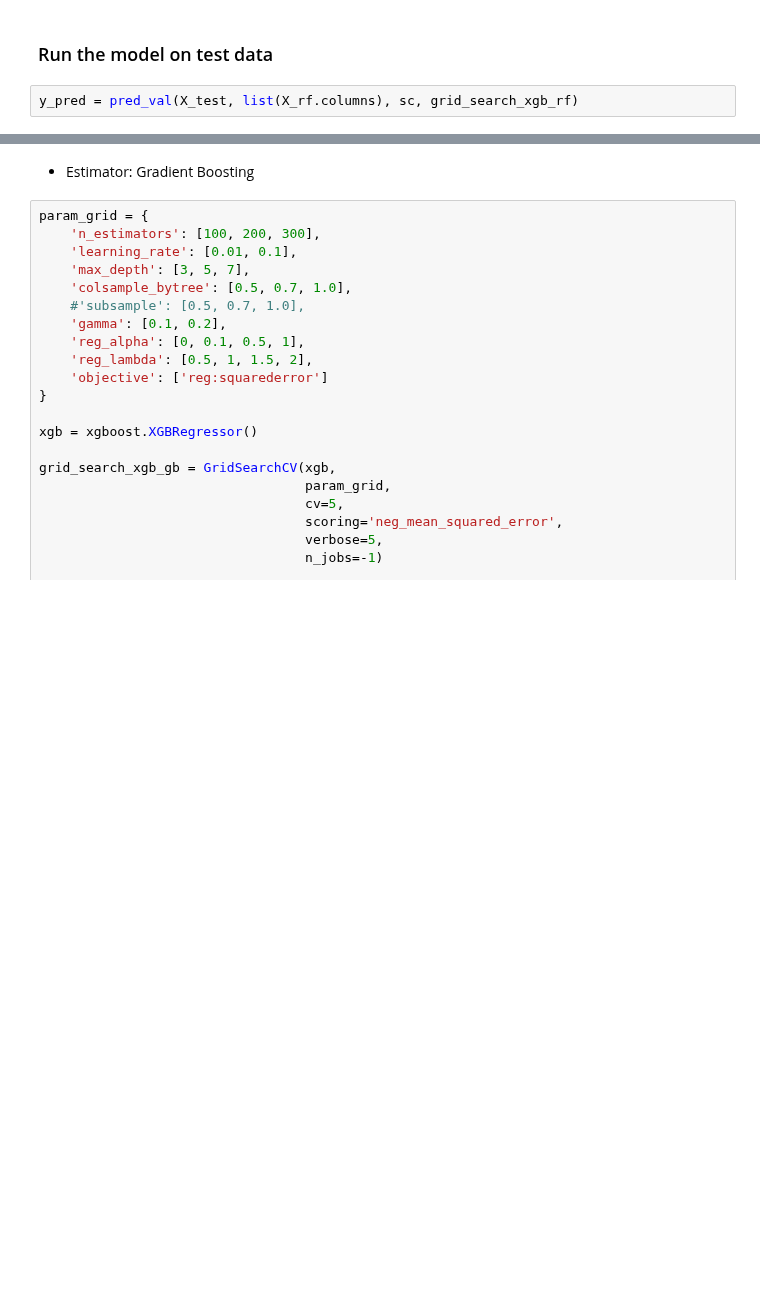
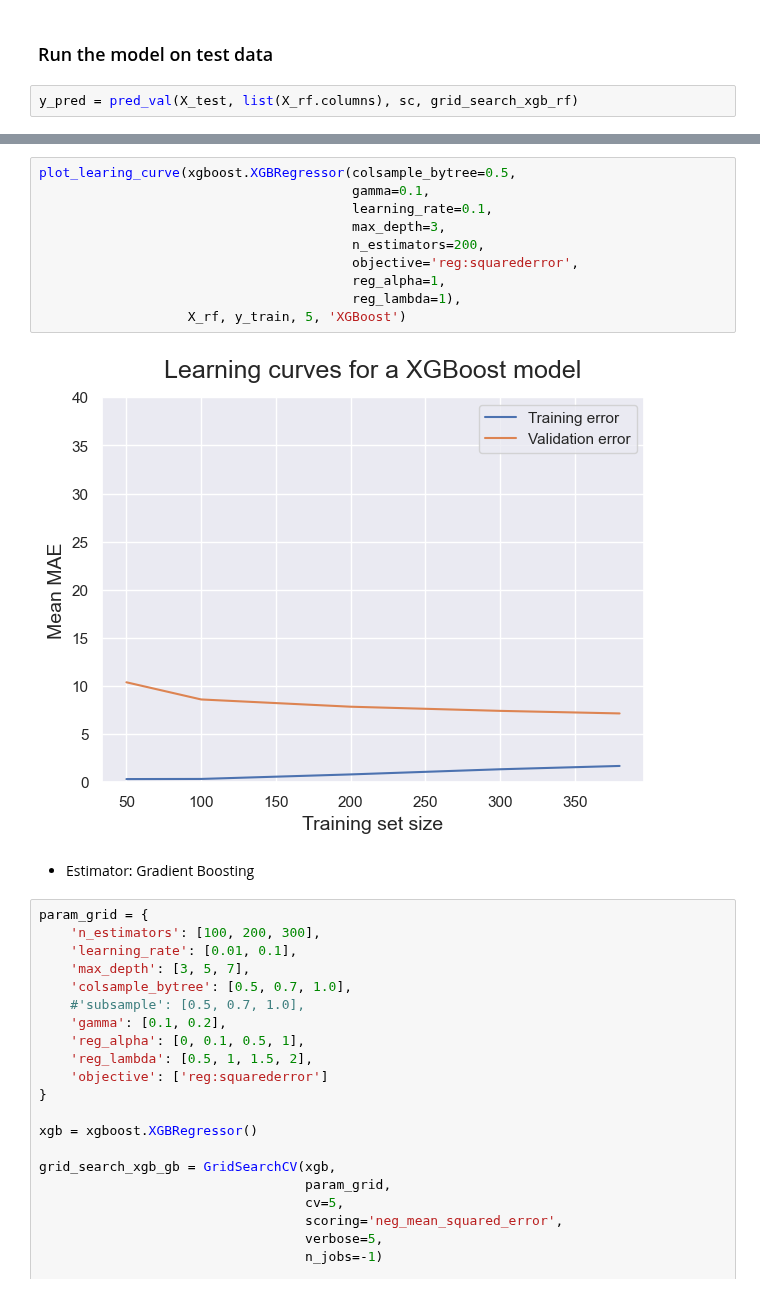
Before and after one commit to Ashish-Sasna/CMT-GSC-AI, a Jupyter notebook: Kodangal-Concentration prediction-target.ipynb, the cells around one changed output, grey strips where cells are left out. Cells and saved outputs as stored; diff of their text form; blank space fills up the shorter version.

```diff
--- a/Kodangal-Concentration prediction-target.ipynb
+++ b/Kodangal-Concentration prediction-target.ipynb
@@ -704,4 +687,16 @@ Mean Absolute Error: 7.36
 R-squared Error: 0.94
+# %%
+plot_learing_curve(xgboost.XGBRegressor(colsample_bytree=0.5,
+                                        gamma=0.1,
+                                        learning_rate=0.1,
+                                        max_depth=3,
+                                        n_estimators=200,
+                                        objective='reg:squarederror',
+                                        reg_alpha=1,
+                                        reg_lambda=1),
+                   X_rf, y_train, 5, 'XGBoost')
+# %% [output]
+[figure, added]
 # %% [markdown]
 - Estimator: Gradient Boosting
 # %%
```
Also changed, not shown: parts of 17 cells of this notebook.
